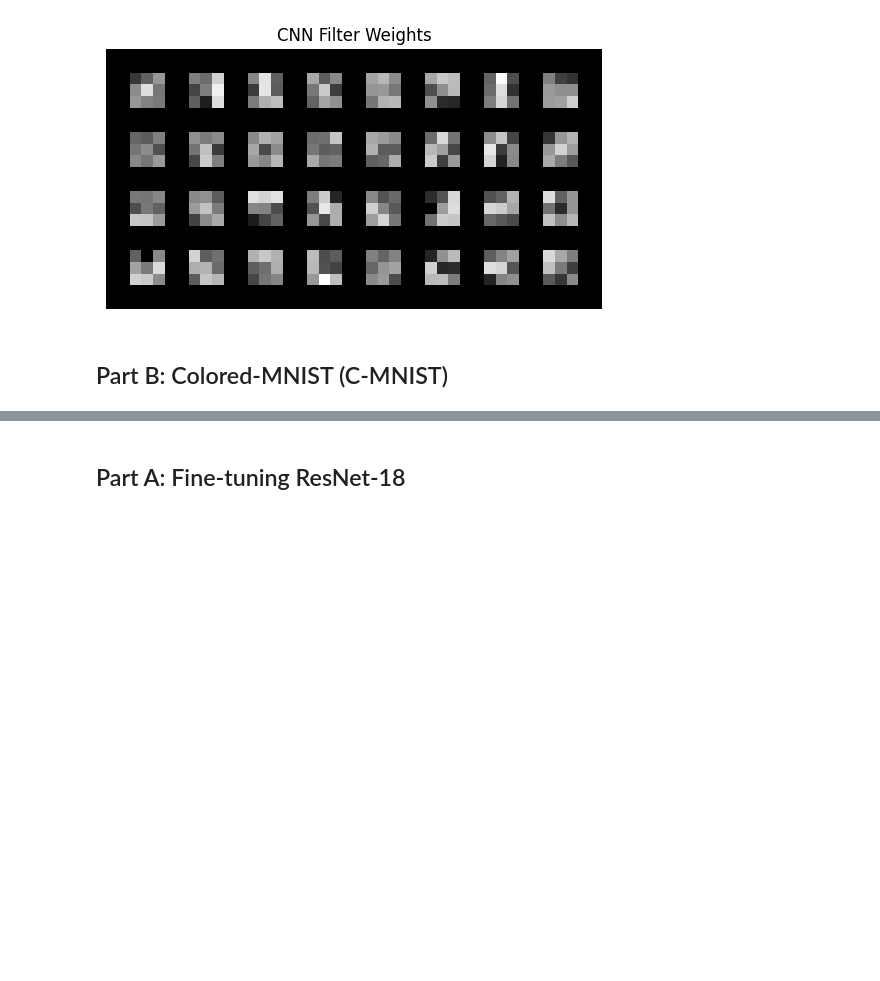
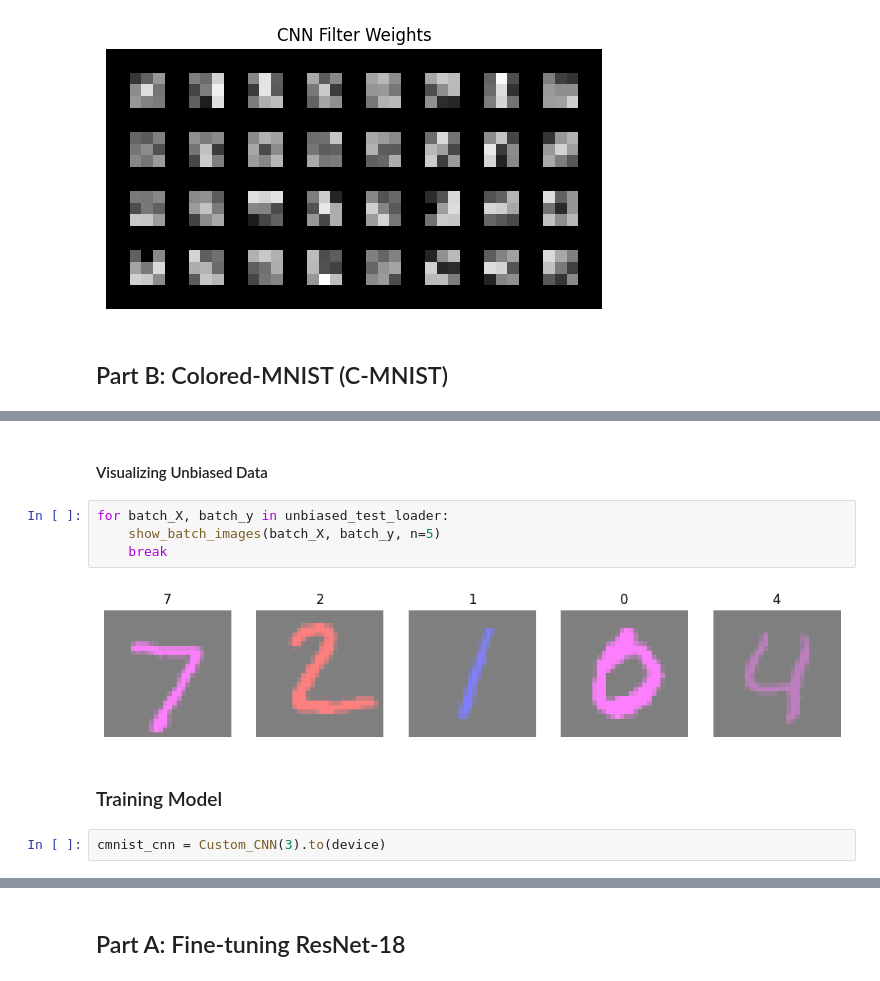
Before and after one commit to ZainabIftikhar1204/DL_Assg3, a Jupyter notebook: DL_Assg3.ipynb, the cells around one changed output, grey strips where cells are left out. Cells and saved outputs as stored; diff of their text form; blank space fills up the shorter version.

```diff
--- a/DL_Assg3.ipynb
+++ b/DL_Assg3.ipynb
@@ -288,0 +354,12 @@ plt.show()
+# %% [markdown]
+#### Visualizing Unbiased Data
+# %%
+for batch_X, batch_y in unbiased_test_loader:
+    show_batch_images(batch_X, batch_y, n=5)
+    break
+# %% [output]
+[figure, added]
+# %% [markdown]
+### Training Model
+# %%
+cmnist_cnn = Custom_CNN(3).to(device)
```
Also changed, not shown: parts of 25 cells of this notebook.
